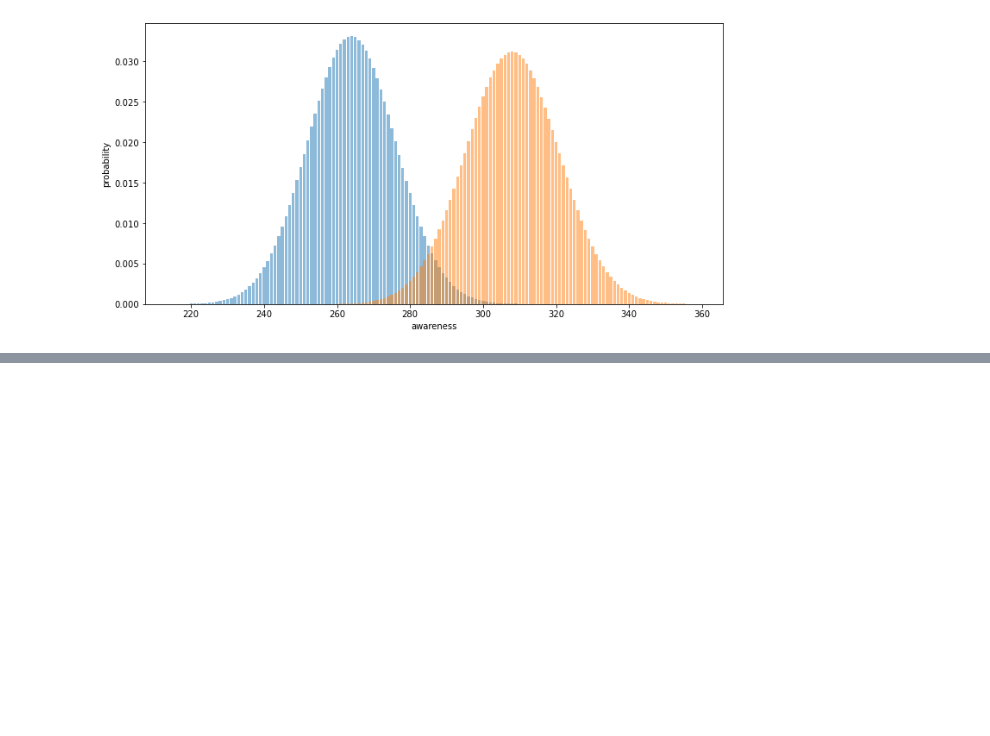
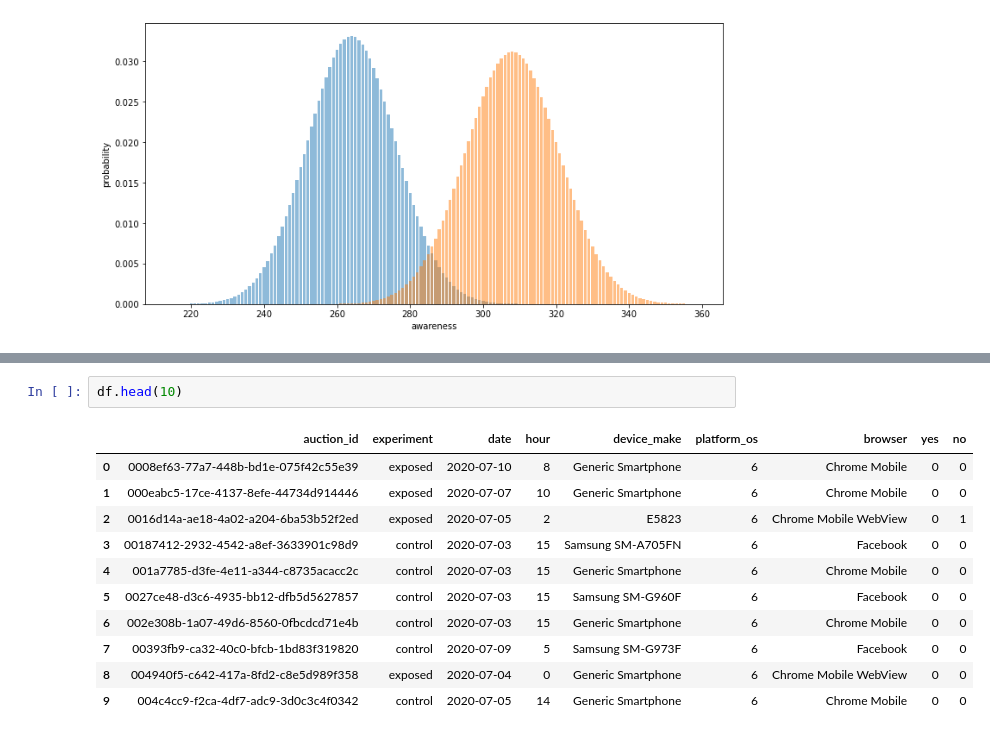
Before and after one commit to abu-bakarr/10_Academy_Week2_Group, a Jupyter notebook: Untitled.ipynb, the cells around one changed output, grey strips where cells are left out. Cells and saved outputs as stored; diff of their text form; blank space fills up the shorter version.

```diff
--- a/Untitled.ipynb
+++ b/Untitled.ipynb
@@ -110,0 +159,14 @@ plt.show()
+# %%
+df.head(10)
+# %% [output]
+|  | auction_id | experiment | date | hour | device_make | platform_os | browser | yes | no |
+| 0 | 0008ef63-77a7-448b-bd1e-075f42c55e39 | exposed | 2020-07-10 | 8 | Generic Smartphone | 6 | Chrome Mobile | 0 | 0 |
+| 1 | 000eabc5-17ce-4137-8efe-44734d914446 | exposed | 2020-07-07 | 10 | Generic Smartphone | 6 | Chrome Mobile | 0 | 0 |
+| 2 | 0016d14a-ae18-4a02-a204-6ba53b52f2ed | exposed | 2020-07-05 | 2 | E5823 | 6 | Chrome Mobile WebView | 0 | 1 |
+| 3 | 00187412-2932-4542-a8ef-3633901c98d9 | control | 2020-07-03 | 15 | Samsung SM-A705FN | 6 | Facebook | 0 | 0 |
+| 4 | 001a7785-d3fe-4e11-a344-c8735acacc2c | control | 2020-07-03 | 15 | Generic Smartphone | 6 | Chrome Mobile | 0 | 0 |
+| 5 | 0027ce48-d3c6-4935-bb12-dfb5d5627857 | control | 2020-07-03 | 15 | Samsung SM-G960F | 6 | Facebook | 0 | 0 |
+| 6 | 002e308b-1a07-49d6-8560-0fbcdcd71e4b | control | 2020-07-03 | 15 | Generic Smartphone | 6 | Chrome Mobile | 0 | 0 |
+| 7 | 00393fb9-ca32-40c0-bfcb-1bd83f319820 | control | 2020-07-09 | 5 | Samsung SM-G973F | 6 | Facebook | 0 | 0 |
+| 8 | 004940f5-c642-417a-8fd2-c8e5d989f358 | exposed | 2020-07-04 | 0 | Generic Smartphone | 6 | Chrome Mobile WebView | 0 | 0 |
+| 9 | 004c4cc9-f2ca-4df7-adc9-3d0c3c4f0342 | control | 2020-07-05 | 14 | Generic Smartphone | 6 | Chrome Mobile | 0 | 0 |
```
Also changed, not shown: parts of 8 cells of this notebook, 1 other file.
